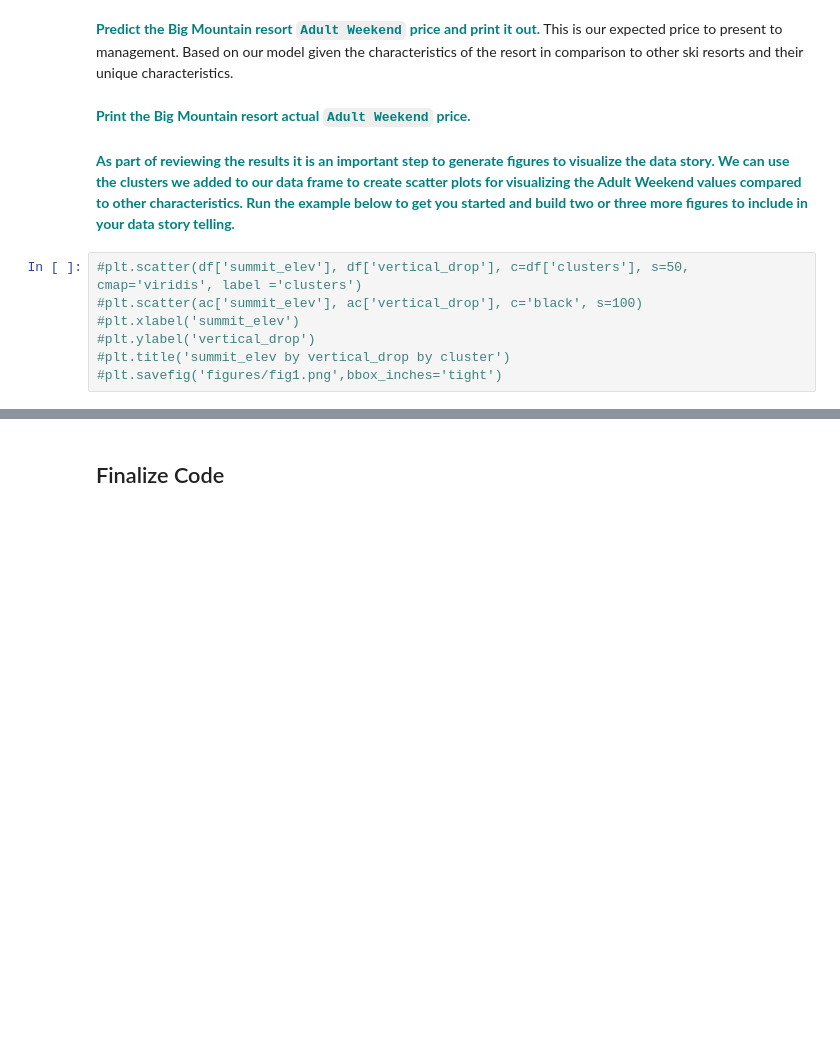
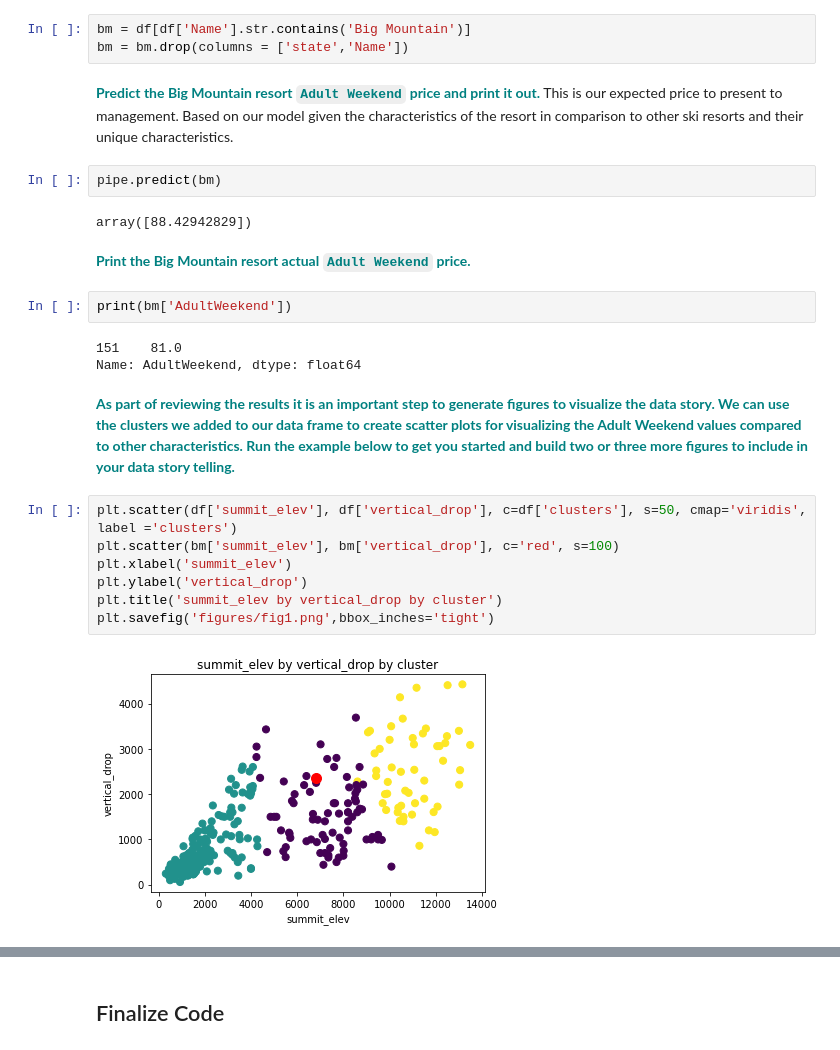
Before and after one commit to mkosik89/Springboard, a Jupyter notebook: GuidedCapstone/Notebook_stepsix.ipynb, the cells around one changed output, grey strips where cells are left out. Drawn from its saved outputs; the diff is of its cells as text; blank space fills up the shorter version.

```diff
--- a/GuidedCapstone/Notebook_stepsix.ipynb
+++ b/GuidedCapstone/Notebook_stepsix.ipynb
@@ -85,15 +127,29 @@ df[df['Name'].str.contains('Big Mountain')]
 # %% [markdown]
 **<font color='teal'> Prepare the Big Mountain resort data row as you did in the model fitting stage.</font>**
+# %%
+bm = df[df['Name'].str.contains('Big Mountain')]
+bm = bm.drop(columns = ['state','Name'])
 # %% [markdown]
 **<font color='teal'> Predict the Big Mountain resort `Adult Weekend` price and print it out.</font>** This is our expected price to present to management. Based on our model given the characteristics of the resort in comparison to other ski resorts and their unique characteristics.
+# %%
+pipe.predict(bm)
+# %% [output]
+array([88.42942829])
 # %% [markdown]
 **<font color='teal'> Print the Big Mountain resort actual `Adult Weekend` price.</font>**
+# %%
+print(bm['AdultWeekend'])
+# %% [output]
+151    81.0
+Name: AdultWeekend, dtype: float64
 # %% [markdown]
 **<font color='teal'> As part of reviewing the results it is an important step to generate figures to visualize the data story. We can use the clusters we added to our data frame to create scatter plots for visualizing the Adult Weekend values compared to other characteristics. Run the example below to get you started and build two or three more figures to include in your data story telling.</font>**
 # %%
-#plt.scatter(df['summit_elev'], df['vertical_drop'], c=df['clusters'], s=50, cmap='viridis', label ='clusters')
-#plt.scatter(ac['summit_elev'], ac['vertical_drop'], c='black', s=100)
-#plt.xlabel('summit_elev')
-#plt.ylabel('vertical_drop')
-#plt.title('summit_elev by vertical_drop by cluster')
-#plt.savefig('figures/fig1.png',bbox_inches='tight')
+plt.scatter(df['summit_elev'], df['vertical_drop'], c=df['clusters'], s=50, cmap='viridis', label ='clusters')
+plt.scatter(bm['summit_elev'], bm['vertical_drop'], c='red', s=100)
+plt.xlabel('summit_elev')
+plt.ylabel('vertical_drop')
+plt.title('summit_elev by vertical_drop by cluster')
+plt.savefig('figures/fig1.png',bbox_inches='tight')
+# %% [output]
+[figure, added]
```
Also changed, not shown: parts of 16 cells of this notebook, 8 other files.
